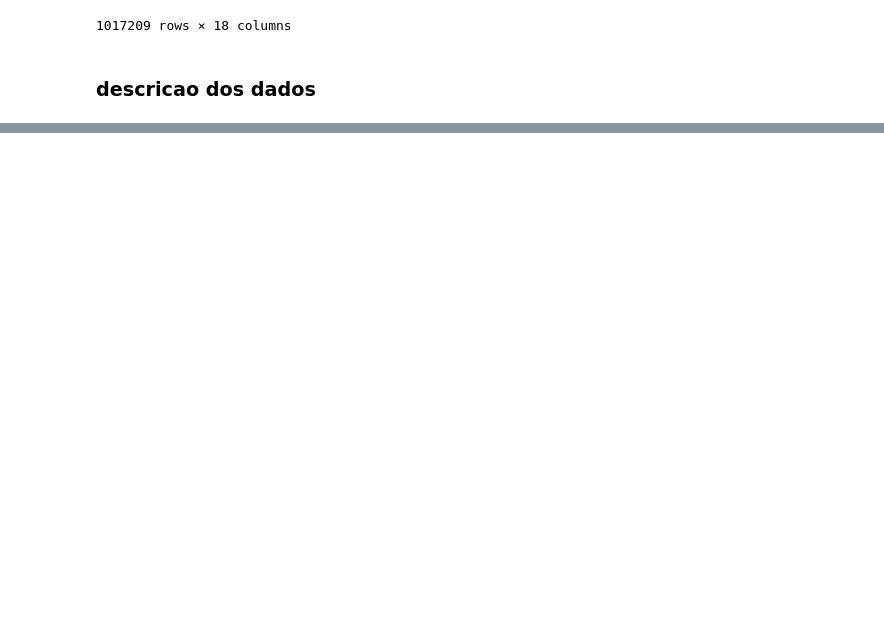
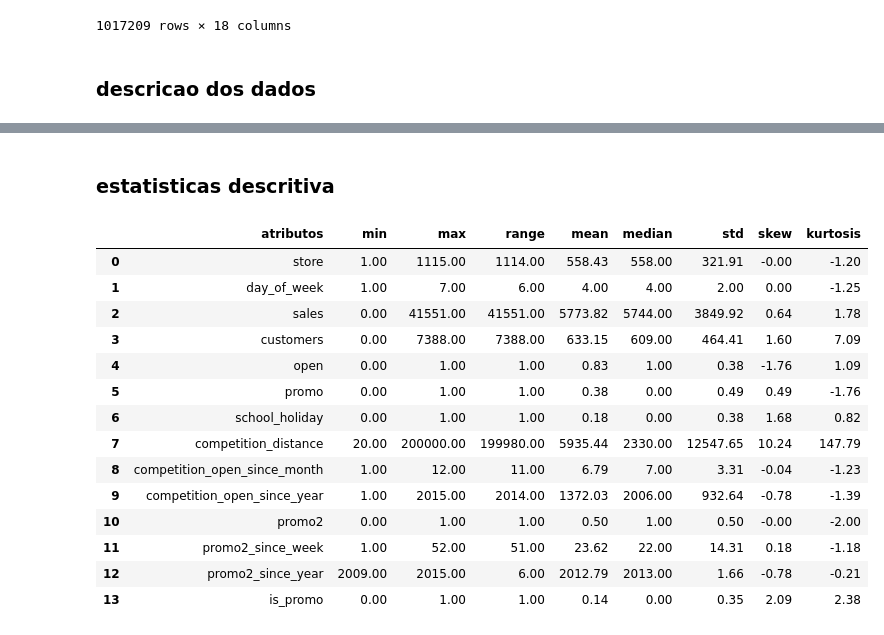
Before and after one commit to Rodpythondev/rossmann-previsao-vendas, a Jupyter notebook: rosmann-previsao-vendas.ipynb, the cells around one changed output, grey strips where cells are left out. Saved outputs shown, nothing was run; the diff lists cells and outputs as text; code cells hidden in the pictures; blank space fills up the shorter version.

```diff
--- a/rosmann-previsao-vendas.ipynb
+++ b/rosmann-previsao-vendas.ipynb
@@ -3,3 +3,9 @@
 # %%
 import pandas as pdb
 import inflection
+import math
+import numpy as np
+import seaborn as sns
+from matplotlib import pyplot as plt
+from IPython.core.display import HTML
+pd.set_option('display.float_format', lambda x: '%.2f' %x)
@@ -96,0 +208,39 @@ dtype: int64
+# %% [markdown]
+### estatisticas descritiva
+# %%
+#atributos
+num_atributos = df1.select_dtypes(include=['int64', 'float64'])
+cat_atributos = df1.select_dtypes(exclude=['int64', 'float64', 'datetime64[ns]'])
+# %%
+# central - madia e mediana
+ct1 = pd.DataFrame(num_atributos.apply(np.mean)).T
+ct2 = pd.DataFrame(num_atributos.apply(np.median)).T
+ct2
+#dispercao std, min , max, range, skew e kurtosis
+d1 = pd.DataFrame(num_atributos.apply(np.std)).T
+d2 = pd.DataFrame(num_atributos.apply(np.min)).T
+d3 = pd.DataFrame(num_atributos.apply(np.max)).T
+d4 = pd.DataFrame(num_atributos.apply(lambda x: x.max() - x.min())).T
+d5 = pd.DataFrame(num_atributos.apply(lambda x: x.skew())).T
+d6 = pd.DataFrame(num_atributos.apply(lambda x: x.kurtosis())).T
+#concatenar
+m = pd.concat([d2,d3,d4,ct1,ct2,d1,d5,d6]).T.reset_index()
+m.columns=['atributos', 'min', 'max', 'range', 'mean', 'median', 'std', 'skew', 'kurtosis']
+# %%
+m
+# %% [output]
+|  | atributos | min | max | range | mean | median | std | skew | kurtosis |
+| 0 | store | 1.00 | 1115.00 | 1114.00 | 558.43 | 558.00 | 321.91 | -0.00 | -1.20 |
+| 1 | day_of_week | 1.00 | 7.00 | 6.00 | 4.00 | 4.00 | 2.00 | 0.00 | -1.25 |
+| 2 | sales | 0.00 | 41551.00 | 41551.00 | 5773.82 | 5744.00 | 3849.92 | 0.64 | 1.78 |
+| 3 | customers | 0.00 | 7388.00 | 7388.00 | 633.15 | 609.00 | 464.41 | 1.60 | 7.09 |
+| 4 | open | 0.00 | 1.00 | 1.00 | 0.83 | 1.00 | 0.38 | -1.76 | 1.09 |
+| 5 | promo | 0.00 | 1.00 | 1.00 | 0.38 | 0.00 | 0.49 | 0.49 | -1.76 |
+| 6 | school_holiday | 0.00 | 1.00 | 1.00 | 0.18 | 0.00 | 0.38 | 1.68 | 0.82 |
+| 7 | competition_distance | 20.00 | 200000.00 | 199980.00 | 5935.44 | 2330.00 | 12547.65 | 10.24 | 147.79 |
+| 8 | competition_open_since_month | 1.00 | 12.00 | 11.00 | 6.79 | 7.00 | 3.31 | -0.04 | -1.23 |
+| 9 | competition_open_since_year | 1.00 | 2015.00 | 2014.00 | 1372.03 | 2006.00 | 932.64 | -0.78 | -1.39 |
+| 10 | promo2 | 0.00 | 1.00 | 1.00 | 0.50 | 1.00 | 0.50 | -0.00 | -2.00 |
+| 11 | promo2_since_week | 1.00 | 52.00 | 51.00 | 23.62 | 22.00 | 14.31 | 0.18 | -1.18 |
+| 12 | promo2_since_year | 2009.00 | 2015.00 | 6.00 | 2012.79 | 2013.00 | 1.66 | -0.78 | -0.21 |
+| 13 | is_promo | 0.00 | 1.00 | 1.00 | 0.14 | 0.00 | 0.35 | 2.09 | 2.38 |
```
Also changed, not shown: parts of 24 cells of this notebook.
